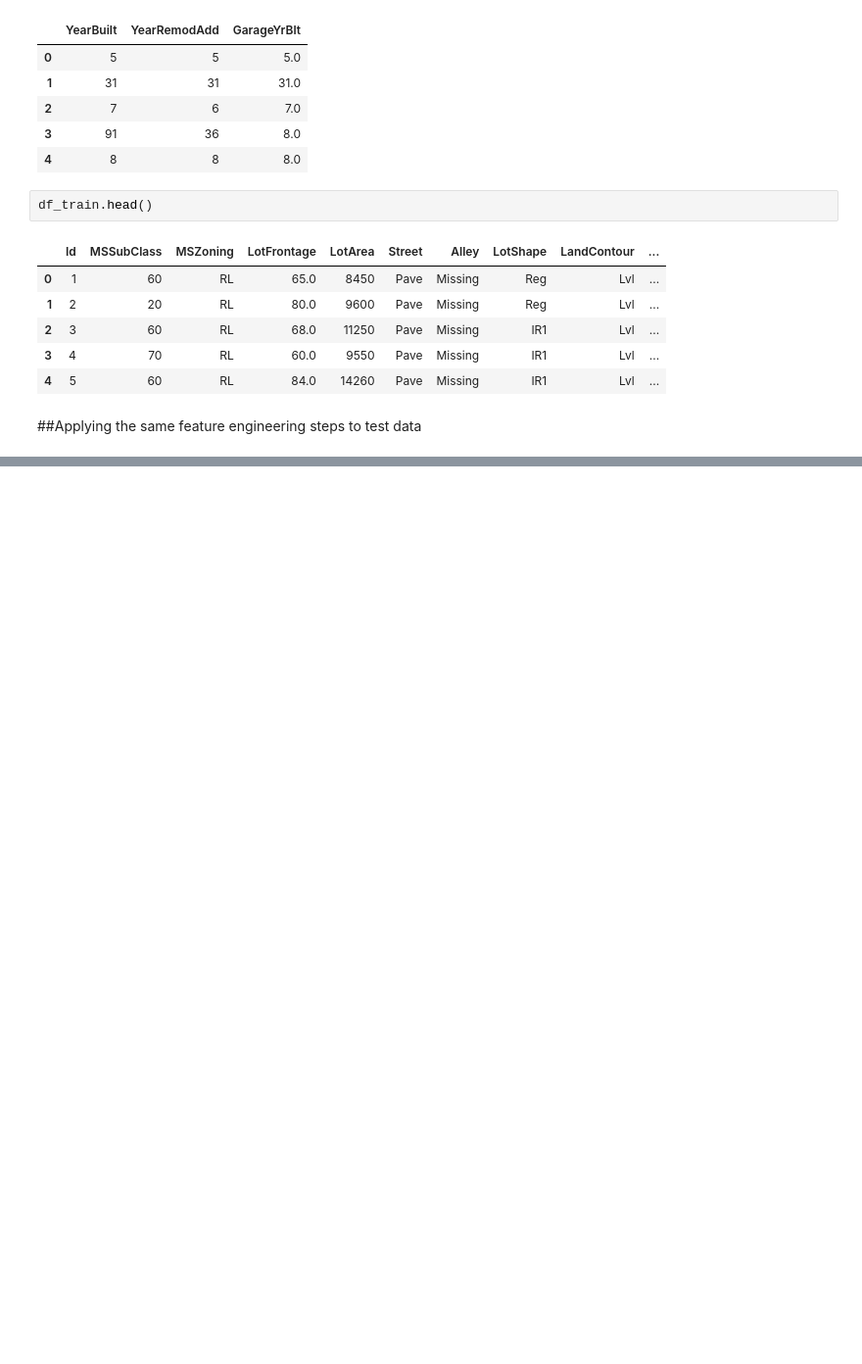
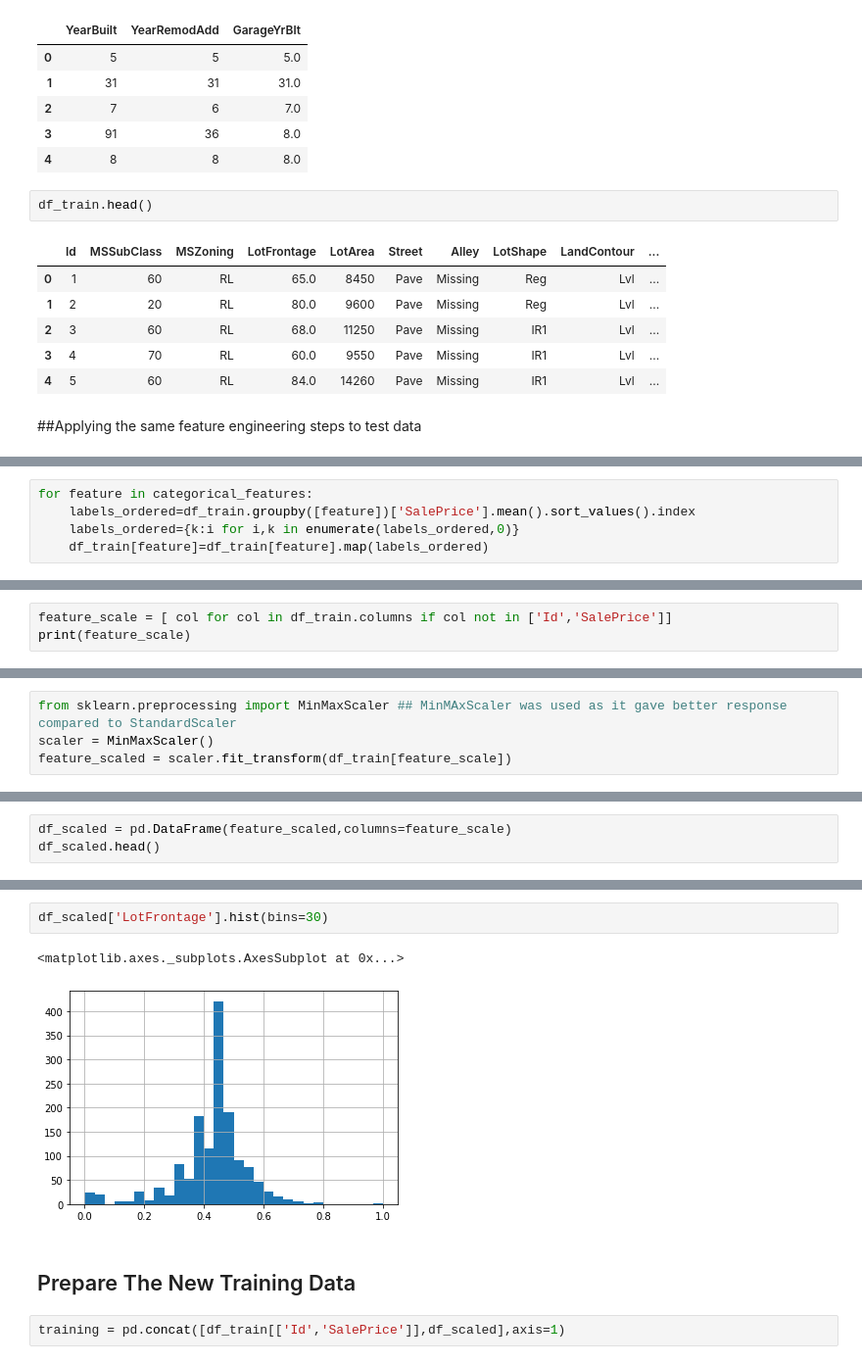
Before and after one commit to plaban1981/Pipelines, a Jupyter notebook: Advanced_Housing_Data_Feature_Engineering.ipynb, the cells around one changed output, grey strips where cells are left out. Shown at 98% size. Saved outputs shown, nothing was run; the diff lists cells and outputs as text; blank space fills up the shorter version.

```diff
--- a/Advanced_Housing_Data_Feature_Engineering.ipynb
+++ b/Advanced_Housing_Data_Feature_Engineering.ipynb
@@ -231,0 +424,5 @@ df_train.head()
+# %%
+for feature in categorical_features:
+    labels_ordered=df_train.groupby([feature])['SalePrice'].mean().sort_values().index
+    labels_ordered={k:i for i,k in enumerate(labels_ordered,0)}
+    df_train[feature]=df_train[feature].map(labels_ordered)
@@ -231,0 +440,3 @@ df_train.head()
+# %%
+feature_scale = [ col for col in df_train.columns if col not in ['Id','SalePrice']]
+print(feature_scale)
@@ -231,0 +445,4 @@ df_train.head()
+# %%
+from sklearn.preprocessing import MinMaxScaler ## MinMAxScaler was used as it gave better response compared to StandardScaler
+scaler = MinMaxScaler()
+feature_scaled = scaler.fit_transform(df_train[feature_scale])
@@ -231,0 +465,3 @@ df_train.head()
+# %%
+df_scaled = pd.DataFrame(feature_scaled,columns=feature_scale)
+df_scaled.head()
@@ -231,0 +475,9 @@ df_train.head()
+# %%
+df_scaled['LotFrontage'].hist(bins=30)
+# %% [output]
+<matplotlib.axes._subplots.AxesSubplot at 0x...>
+[figure, added]
+# %% [markdown]
+## Prepare The New Training Data
+# %%
+training = pd.concat([df_train[['Id','SalePrice']],df_scaled],axis=1)
```
Also changed, not shown: parts of 83 cells of this notebook.
